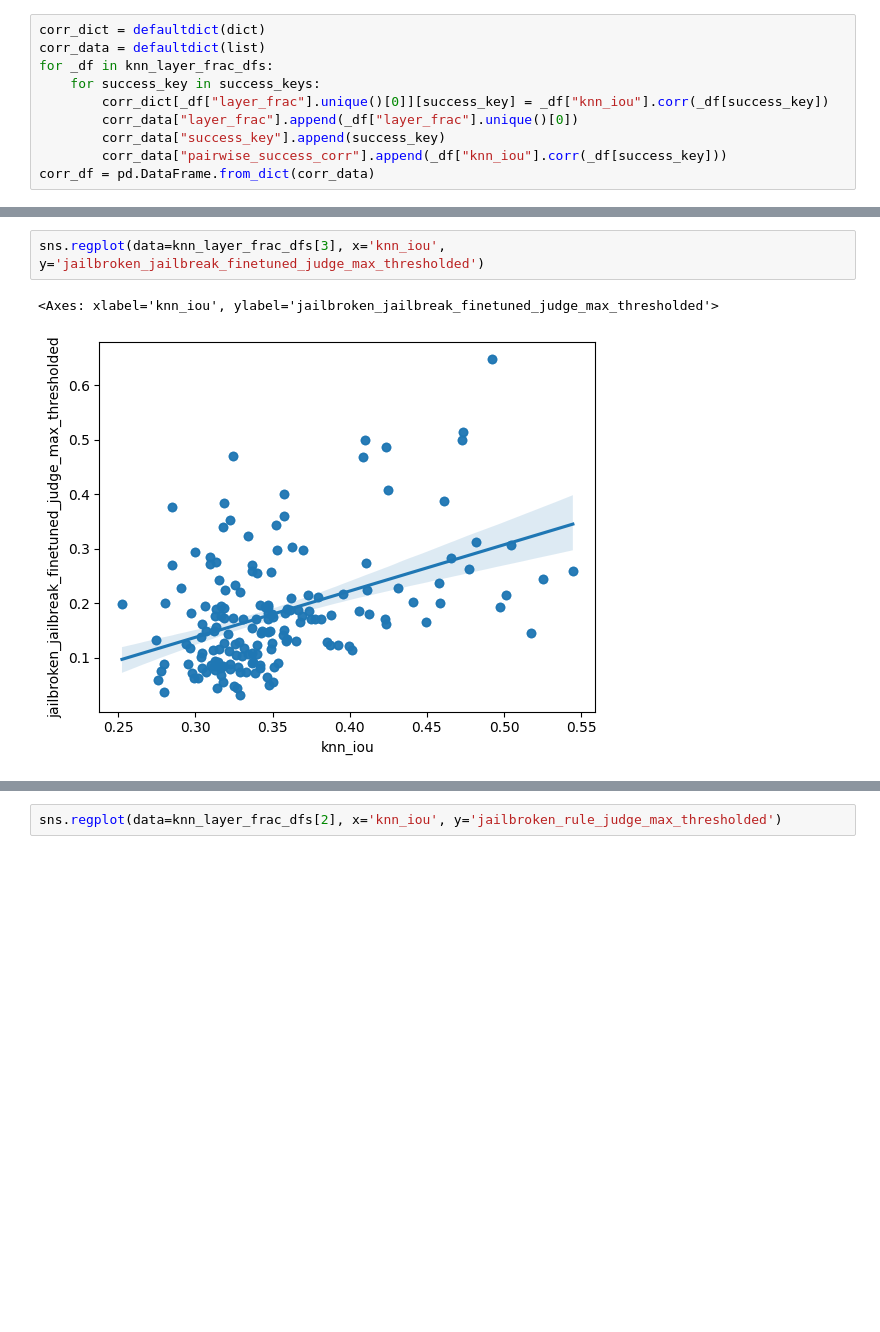
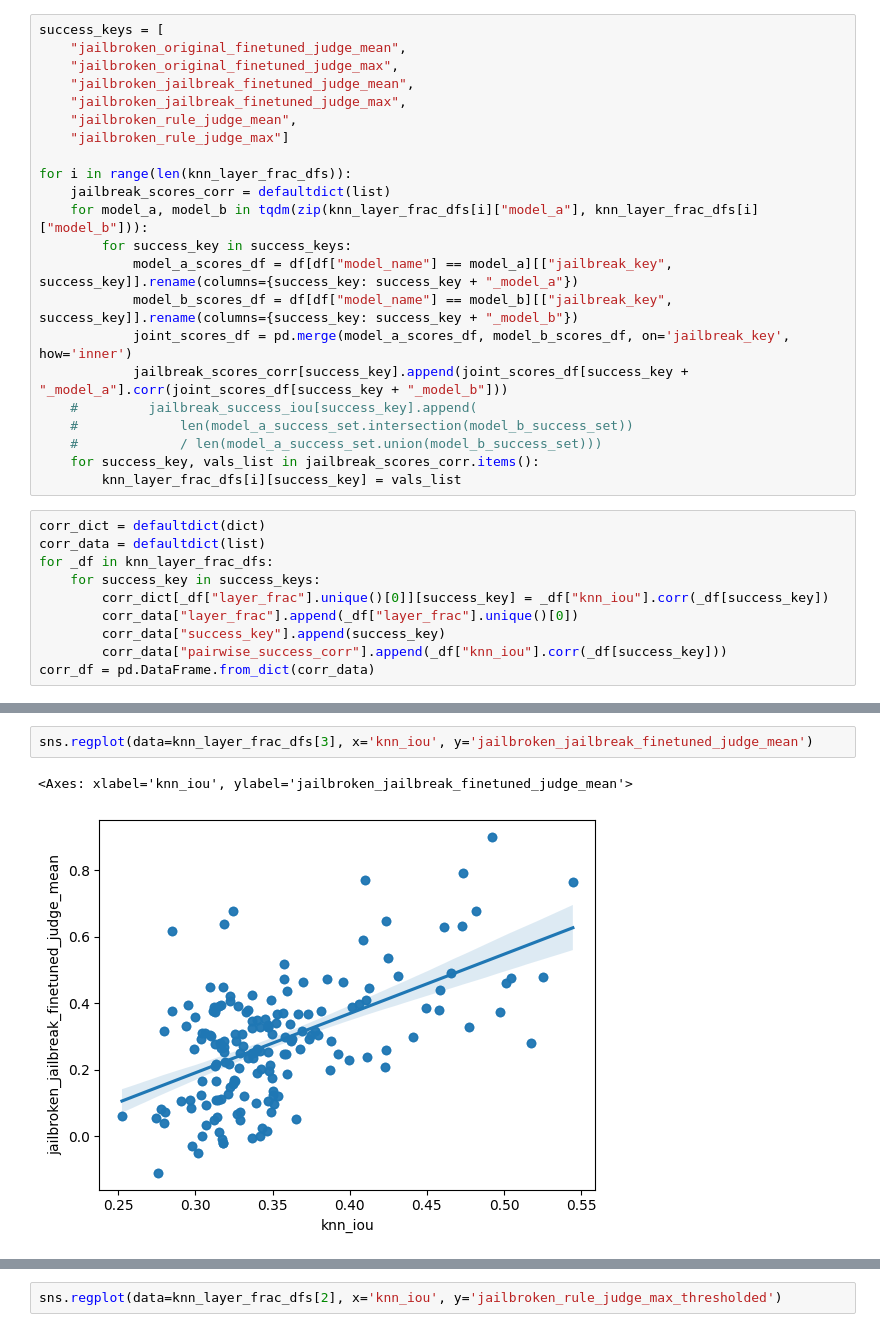
Before and after one commit to rangell/jailbreak_analysis, a Jupyter notebook: analyze_success.ipynb, the cells around one changed output, grey strips where cells are left out. Saved outputs shown, nothing was run; the diff lists cells and outputs as text; blank space fills up the shorter version.

```diff
--- a/analyze_success.ipynb
+++ b/analyze_success.ipynb
@@ -132,6 +135,28 @@ for i in range(len(knn_layer_frac_dfs)):
                 / len(model_a_success_set.union(model_b_success_set)))
     for success_key, vals_list in jailbreak_success_iou.items():
         knn_layer_frac_dfs[i][success_key] = vals_list
+# %%
+success_keys = [
+    "jailbroken_original_finetuned_judge_mean",
+    "jailbroken_original_finetuned_judge_max",
+    "jailbroken_jailbreak_finetuned_judge_mean",
+    "jailbroken_jailbreak_finetuned_judge_max",
+    "jailbroken_rule_judge_mean",
+    "jailbroken_rule_judge_max"]
+
+for i in range(len(knn_layer_frac_dfs)):
+    jailbreak_scores_corr = defaultdict(list)
+    for model_a, model_b in tqdm(zip(knn_layer_frac_dfs[i]["model_a"], knn_layer_frac_dfs[i]["model_b"])):
+        for success_key in success_keys:
+            model_a_scores_df = df[df["model_name"] == model_a][["jailbreak_key", success_key]].rename(columns={success_key: success_key + "_model_a"})
+            model_b_scores_df = df[df["model_name"] == model_b][["jailbreak_key", success_key]].rename(columns={success_key: success_key + "_model_b"})
+            joint_scores_df = pd.merge(model_a_scores_df, model_b_scores_df, on='jailbreak_key', how='inner')
+            jailbreak_scores_corr[success_key].append(joint_scores_df[success_key + "_model_a"].corr(joint_scores_df[success_key + "_model_b"]))
+    #         jailbreak_success_iou[success_key].append(
+    #             len(model_a_success_set.intersection(model_b_success_set))
+    #             / len(model_a_success_set.union(model_b_success_set)))
+    for success_key, vals_list in jailbreak_scores_corr.items():
+        knn_layer_frac_dfs[i][success_key] = vals_list
 # %%
 corr_dict = defaultdict(dict)
 corr_data = defaultdict(list)
@@ -150,5 +175,5 @@ sns.heatmap(corr_df.pivot(index="success_key", columns="layer_frac", values="pai
 # %%
-sns.regplot(data=knn_layer_frac_dfs[3], x='knn_iou', y='jailbroken_jailbreak_finetuned_judge_max_thresholded')
+sns.regplot(data=knn_layer_frac_dfs[3], x='knn_iou', y='jailbroken_jailbreak_finetuned_judge_mean')
 # %% [output]
-<Axes: xlabel='knn_iou', ylabel='jailbroken_jailbreak_finetuned_judge_max_thresholded'>
+<Axes: xlabel='knn_iou', ylabel='jailbroken_jailbreak_finetuned_judge_mean'>
-[figure, old version]
+[figure, new version]
```
Also changed, not shown: parts of 7 cells of this notebook, 2 other files.
